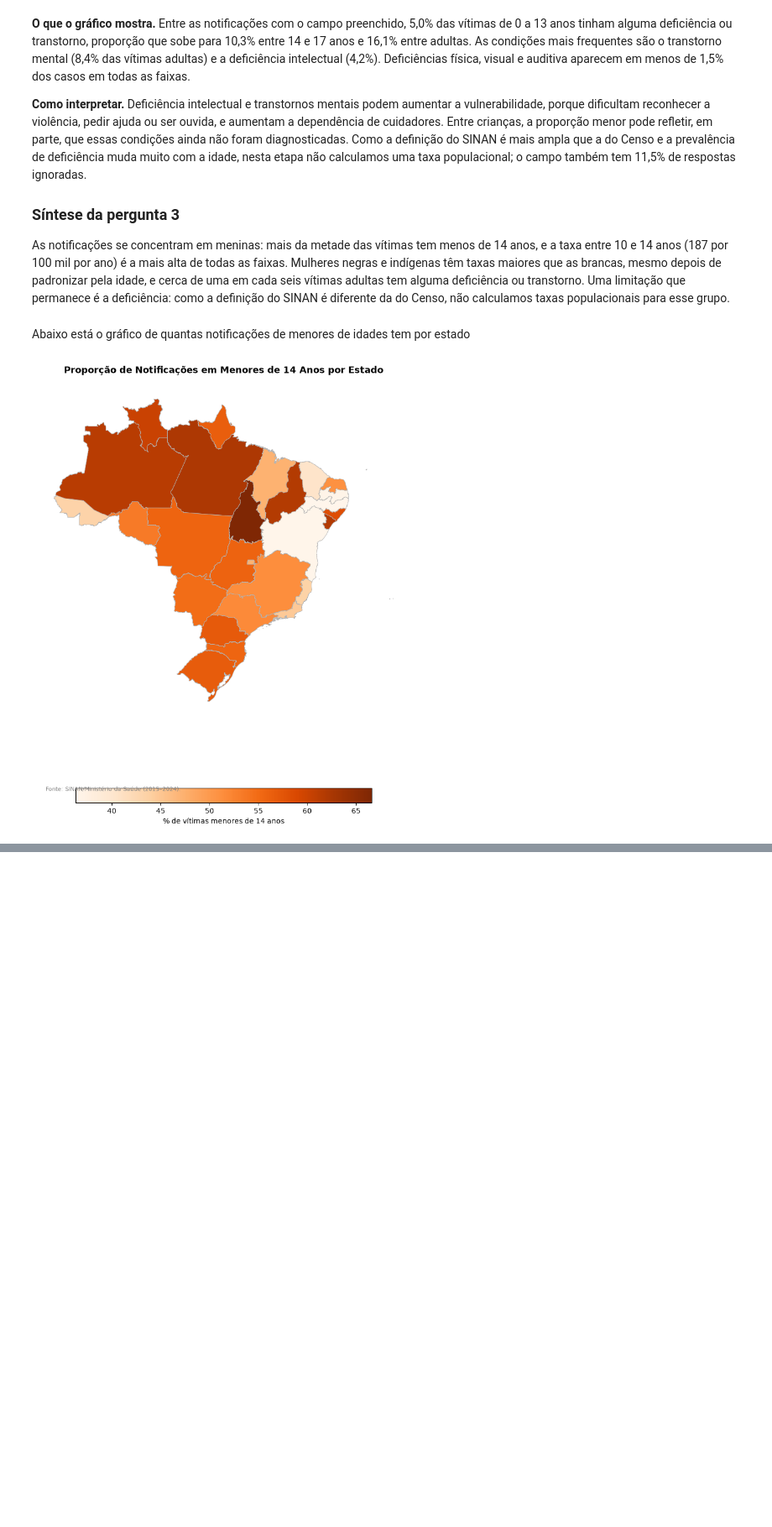
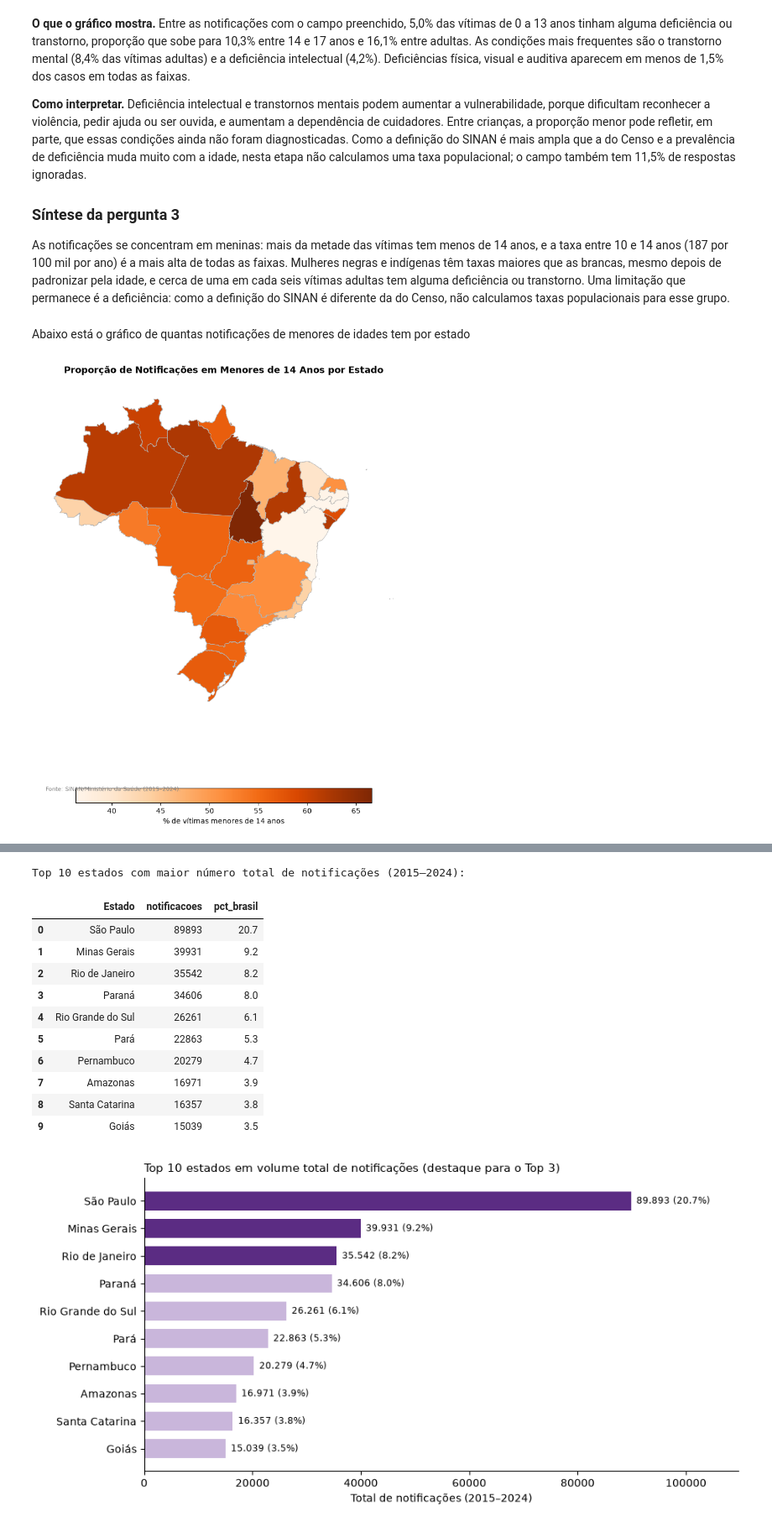
Before and after one commit to gabrielleazev/aedv-violencia-sexual, a Jupyter notebook: notebooks/relatorio.ipynb, the cells around one changed output, grey strips where cells are left out. Shown at 84% size. Drawn from its saved outputs; the diff is of its cells as text; code cells hidden in the pictures; blank space fills up the shorter version.

```diff
--- a/notebooks/relatorio.ipynb
+++ b/notebooks/relatorio.ipynb
@@ -643,0 +890,73 @@ plt.show()
+# %%
+# 1. Garante colunas auxiliares de UF, ano e município (6 dígitos)
+if "ANO" not in sinan.columns:
+    sinan["ANO"] = sinan["ANO_ARQUIVO"].astype(int)
+
+sinan["COD_UF"] = pd.to_numeric(limpa_codigo(sinan["SG_UF_NOT"]), errors="coerce")
+col_mun = "ID_MN_OCOR" if "ID_MN_OCOR" in sinan.columns else "ID_MUNICIP"
+sinan["COD_MUN_6"] = limpa_codigo(sinan[col_mun]).str.slice(0, 6)
+
+# Dicionário IBGE de códigos para nomes/siglas de UF
+nomes_uf = {
+    11: "Rondônia", 12: "Acre", 13: "Amazonas", 14: "Roraima", 15: "Pará",
+    16: "Amapá", 17: "Tocantins", 21: "Maranhão", 22: "Piauí", 23: "Ceará",
+    24: "Rio Grande do Norte", 25: "Paraíba", 26: "Pernambuco", 27: "Alagoas",
+    28: "Sergipe", 29: "Bahia", 31: "Minas Gerais", 32: "Espírito Santo",
+    33: "Rio de Janeiro", 35: "São Paulo", 41: "Paraná", 42: "Santa Catarina",
+    43: "Rio Grande do Sul", 50: "Mato Grosso do Sul", 51: "Mato Grosso",
+    52: "Goiás", 53: "Distrito Federal"
+}
+
+# 2. Ranking de notificações por estado (2015–2024)
+ranking_uf = (
+    sinan.dropna(subset=["COD_UF"])
+    .assign(COD_UF=lambda d: d["COD_UF"].astype(int))
+    .groupby("COD_UF").size()
+    .reset_index(name="notificacoes")
+    .sort_values("notificacoes", ascending=False)
+)
+ranking_uf["Estado"] = ranking_uf["COD_UF"].map(nomes_uf)
+ranking_uf["pct_brasil"] = (ranking_uf["notificacoes"] / ranking_uf["notificacoes"].sum() * 100).round(1)
+
+print("Top 10 estados com maior número total de notificações (2015–2024):")
+display(ranking_uf[["Estado", "notificacoes", "pct_brasil"]].head(10).reset_index(drop=True))
+
+# Extrai automaticamente o Top 3 estados
+top3_df = ranking_uf.head(3)
+top3_ufs = list(zip(top3_df["COD_UF"], top3_df["Estado"]))
+
+# 3. Gráfico de barras do Top 10 estados destacando o Top 3
+top10_plot = ranking_uf.head(10).sort_values("notificacoes")
+cores_uf = ["#5B2C83" if c in top3_df["COD_UF"].values else "#C9B6DB" for c in top10_plot["COD_UF"]]
+
+fig, ax = plt.subplots(figsize=(9.5, 4.8))
+barras = ax.barh(top10_plot["Estado"], top10_plot["notificacoes"], color=cores_uf, height=0.68)
+
+for b, (_, row) in zip(barras, top10_plot.iterrows()):
+    w = b.get_width()
+    ax.annotate(f"{w:,.0f} ({row['pct_brasil']:.1f}%)".replace(",", "."),
+                (w, b.get_y() + b.get_height() / 2),
+                textcoords="offset points", xytext=(5, 0), va="center", fontsize=8.5)
+
+ax.set_title("Top 10 estados em volume total de notificações (destaque para o Top 3)", loc="left", fontsize=11)
+ax.set_xlabel("Total de notificações (2015–2024)")
+ax.set_xlim(0, top10_plot["notificacoes"].max() * 1.22)
+ax.spines[["top", "right"]].set_visible(False)
+
+plt.tight_layout()
+plt.savefig("../figures/p5_top_estados_volume.png", dpi=200, bbox_inches="tight")
+plt.show()
+# %% [output]
+Top 10 estados com maior número total de notificações (2015–2024):
+|  | Estado | notificacoes | pct_brasil |
+| 0 | São Paulo | 89893 | 20.7 |
+| 1 | Minas Gerais | 39931 | 9.2 |
+| 2 | Rio de Janeiro | 35542 | 8.2 |
+| 3 | Paraná | 34606 | 8.0 |
+| 4 | Rio Grande do Sul | 26261 | 6.1 |
+| 5 | Pará | 22863 | 5.3 |
+| 6 | Pernambuco | 20279 | 4.7 |
+| 7 | Amazonas | 16971 | 3.9 |
+| 8 | Santa Catarina | 16357 | 3.8 |
+| 9 | Goiás | 15039 | 3.5 |
+[figure, added]
```
Also changed, not shown: parts of 24 cells of this notebook, 17 other files.
